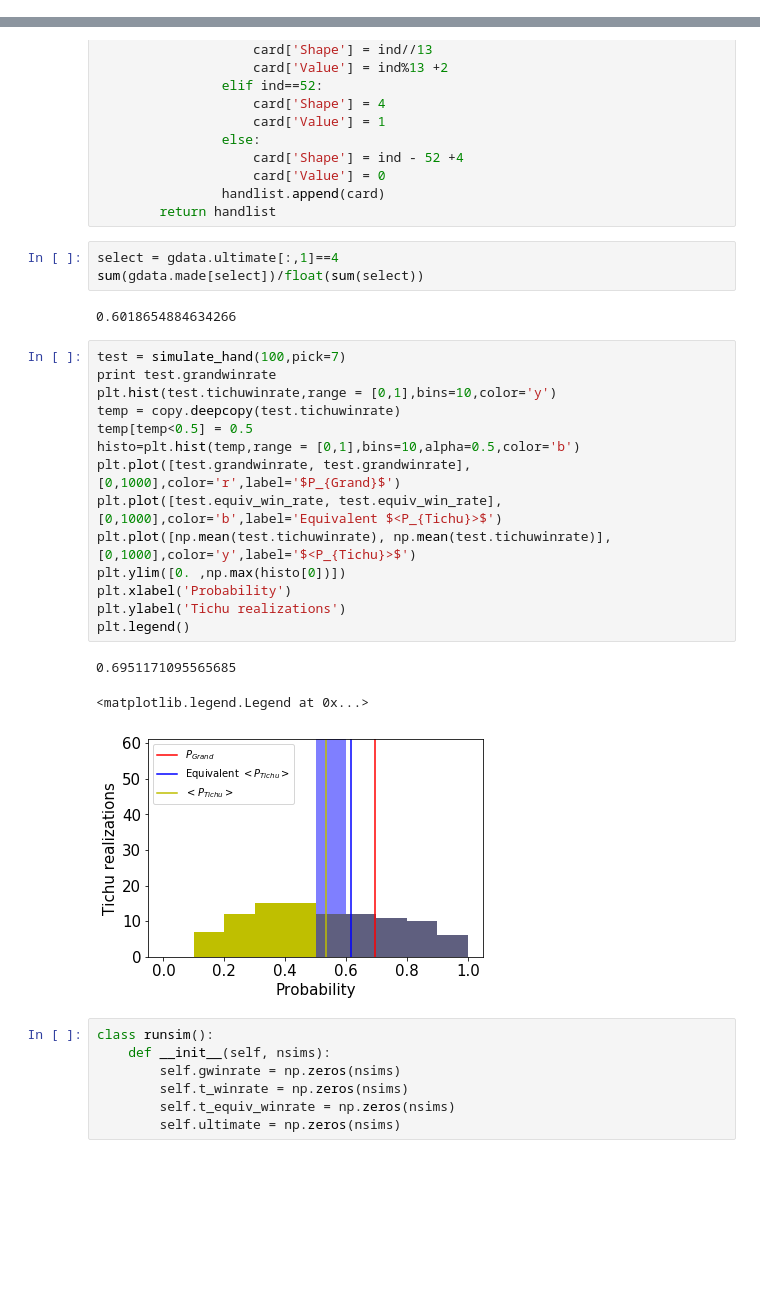
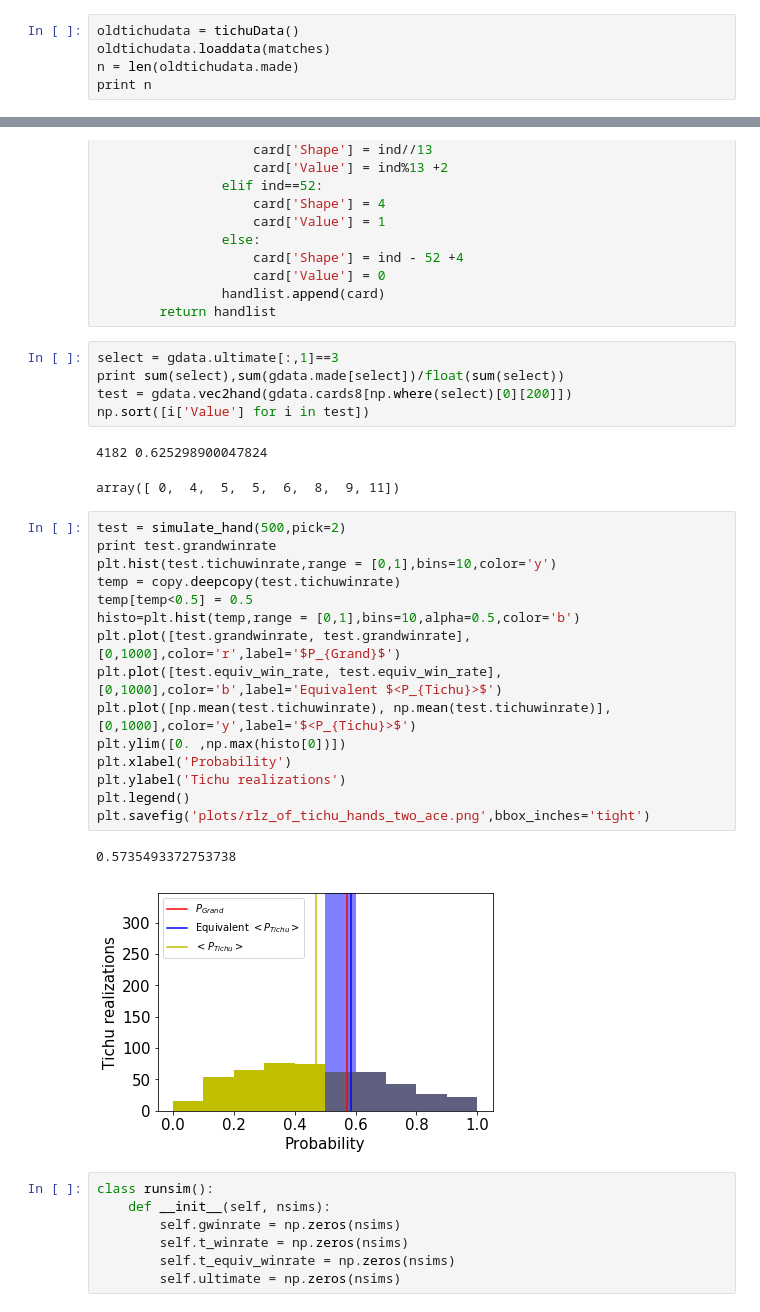
Before and after one commit to hungiyang/Project_Tichu, a Jupyter notebook: hand_feature_detection_tichu.ipynb, the cells around one changed output, grey strips where cells are left out. Drawn from its saved outputs; the diff is of its cells as text; blank space fills up the shorter version.

Commit message:
making the plots for the project report

```diff
--- a/hand_feature_detection_tichu.ipynb
+++ b/hand_feature_detection_tichu.ipynb
@@ -108,3 +108,8 @@ print n
 sum(gdata.made)/float(n)
 # %% [output]
 0.6639328256199961
+# %%
+oldtichudata = tichuData()
+oldtichudata.loaddata(matches)
+n = len(oldtichudata.made)
+print n
@@ -771,28 +844,31 @@ class simulate_hand():
                 handlist.append(card)
         return handlist
 # %%
-select = gdata.ultimate[:,1]==4
-sum(gdata.made[select])/float(sum(select))
+select = gdata.ultimate[:,1]==3
+print sum(select),sum(gdata.made[select])/float(sum(select))
+test = gdata.vec2hand(gdata.cards8[np.where(select)[0][200]])
+np.sort([i['Value'] for i in test])
 # %% [output]
-0.6018654884634266
+4182 0.625298900047824
+array([ 0,  4,  5,  5,  6,  8,  9, 11])
 # %%
-test = simulate_hand(100,pick=7)
+test = simulate_hand(500,pick=2)
 print test.grandwinrate
 plt.hist(test.tichuwinrate,range = [0,1],bins=10,color='y')
 temp = copy.deepcopy(test.tichuwinrate)
 temp[temp<0.5] = 0.5
 histo=plt.hist(temp,range = [0,1],bins=10,alpha=0.5,color='b')
 plt.plot([test.grandwinrate, test.grandwinrate],[0,1000],color='r',label='$P_{Grand}$')
 plt.plot([test.equiv_win_rate, test.equiv_win_rate],[0,1000],color='b',label='Equivalent $<P_{Tichu}>$')
 plt.plot([np.mean(test.tichuwinrate), np.mean(test.tichuwinrate)],[0,1000],color='y',label='$<P_{Tichu}>$')
 plt.ylim([0. ,np.max(histo[0])])
 plt.xlabel('Probability')
 plt.ylabel('Tichu realizations')
 plt.legend()
+plt.savefig('plots/rlz_of_tichu_hands_two_ace.png',bbox_inches='tight')
 # %% [output]
-0.6951171095565685
+0.5735493372753738
-<matplotlib.legend.Legend at 0x...>
-[figure, old version]
+[figure, new version]
 # %%
 class runsim():
     def __init__(self, nsims):
```
Also changed, not shown: parts of 48 cells of this notebook, 1 other file.
